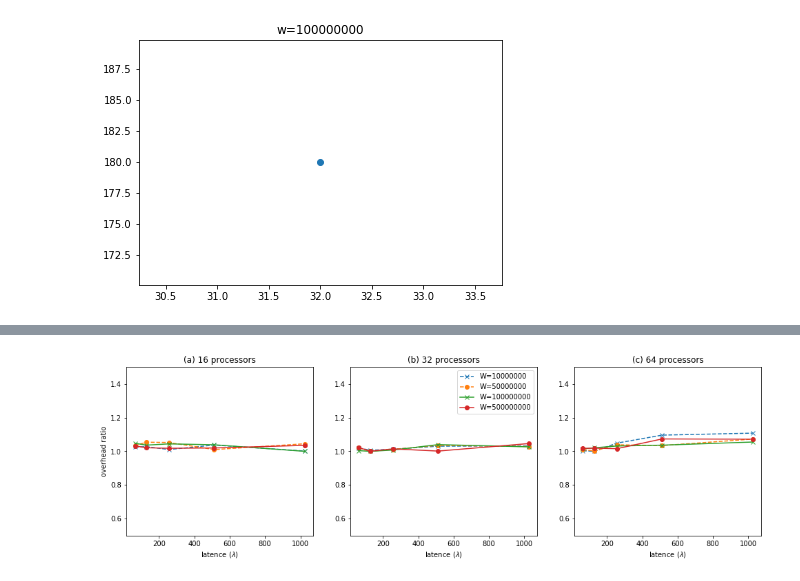
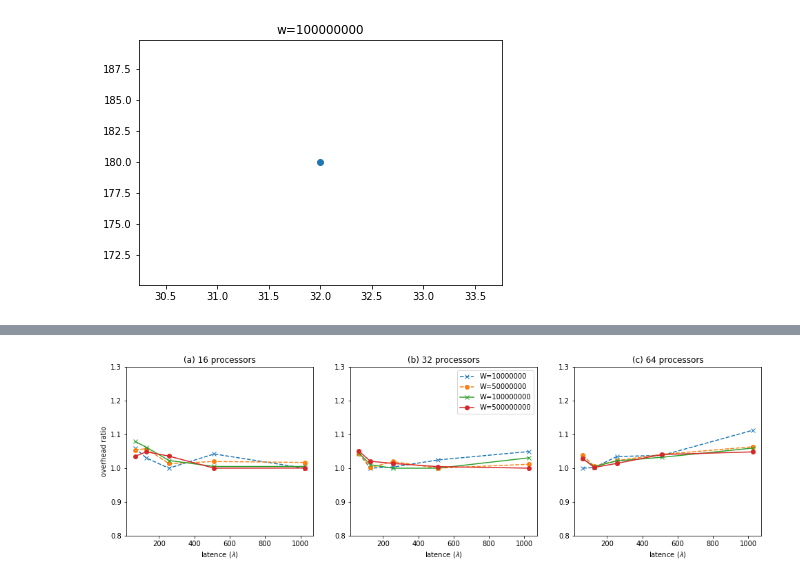
Before and after one commit to wagnerf42/ws-simulator, a Jupyter notebook: result/strategy/simulation_ipynb/simulation_thesis_proba.ipynb, the cells around one changed output, grey strips where cells are left out. Saved outputs shown, nothing was run; the diff lists cells and outputs as text; code cells hidden in the pictures.

```diff
--- a/result/strategy/simulation_ipynb/simulation_thesis_proba.ipynb
+++ b/result/strategy/simulation_ipynb/simulation_thesis_proba.ipynb
@@ -554,0 +585,40 @@ dict_keys([0.001, 0.002, 0.003, 0.004, 0.005, 0.006, 0.007, 0.008, 0.009, 0.01,
+# %%
+overhead_ratio_05 = defaultdict(dict)
+
+#plt.subplot(331)
+#plt.xlim(0.001, 0.5)
+position = 0
+nb  = 0
+somme = 0
+#for (l,lim) in sorted({(64,3000),(128,6000),(256,10000),(512,20000)}):
+for (l, limy, limx) in sorted({(64,0,3000),(128, 0, 6000),(256,0, 10000),(512,0, 20000),(1024,0, 20000)}):
+
+    for p,c in sorted({(16,"(a)"),(32,"(b)"),(64,"(c)")}):
+        #position
+       # plt.subplot(4, 3, position)
+
+
+        #limits
+        #plt.xlim(0.001, 0.5)
+        #plt.ylim(limy, limx)
+
+        #plots
+        for w1, w2, s in sorted({(10000000,"1.$10^7$", "x--"),(50000000,"5.$10^7$", "o--"), (100000000,"1.$10^8$", "x-"), (500000000,"5.$10^8$", "o-")}):
+            data = load_file(directory + "vss_proba_"+str(p)+"_"+str(w1))
+            #plt.title("l="+str(l)+" p="+str(p)+" w="+str(w1))
+            all_average, overhead, minimum = compute_overhead_for_latence(data, l)
+            print("minimum1 = ", minimum)
+
+
+            #data = load_file(directory_70p + "vss_proba_dynamic_"+str(p)+"_"+str(w1))
+            #plt.title("l="+str(l)+" p="+str(p)+" w="+str(w1))
+            #all_average, overhead, minimum = compute_overhead_for_latence(data, l)
+            #print("minimum2 = ", minimum)
+
+            somme += minimum
+            nb += 1
+            #print("min=", minimum )
+            overhead_ratio_05[(w1,p)][l] =  overhead[0.05]/overhead[minimum]
+            #print(overhead[0.05], overhead[minimum], overhead[0.05]/overhead[minimum])
+
+print("moyen = ", somme/nb)
@@ -559,32 +647,34 @@ fig.set_size_inches(16.5, 4.5, forward=True)
 #plt.subplot(331)
 #plt.xlim(0.001, 0.5)
 position = 0
 #for (l,lim) in sorted({(64,3000),(128,6000),(256,10000),(512,20000)}):
 #for (l, limy, limx) in sorted({(64,0,3000),(128, 0, 6000),(256,0, 10000),(512,0, 20000)}):
 
 for p,c in sorted({(16,"(a)"),(32,"(b)"),(64,"(c)")}):
     #position
     position += 1
     plt.subplot(1, 3, position)
 
     #labels
     plt.xlabel("latence ($\lambda$)")
     plt.title(c+" "+str(p)+" processors")
     if p == 16:
         plt.ylabel("overhead ratio")
 
     #limits
-    plt.ylim(0.5, 1.5)
+#    plt.ylim(0.5, 1.5)
+    plt.ylim(0.8, 1.3)
+
     #plt.ylim(limy, limx)
 
     #plots
     for w1, w2, s in sorted({(10000000,"1.$10^7$", "x--"),(50000000,"5.$10^7$", "o--"), (100000000,"1.$10^8$", "x-"), (500000000,"5.$10^8$", "o-")}):
         data = load_file(directory + "vss_proba_"+str(p)+"_"+str(w1))
         #plt.title("l="+str(l)+" p="+str(p)+" w="+str(w1))
         plt.plot(overhead_ratio_05[(w1,p)].keys(), overhead_ratio_05[(w1,p)].values(), s,  label="W="+str(w1))
 
         if p == 32:
             plt.legend()
         plt.savefig('../../../../../Manuscrit/manuscrit/gfx/twoClusters/overhead_ratio_05_according_rsp_l.pdf',bbox_inches='tight')
 # %% [output]
-[figure, old version]
+[figure, new version]
```
Also changed, not shown: parts of 3 cells of this notebook, 2 other files.
